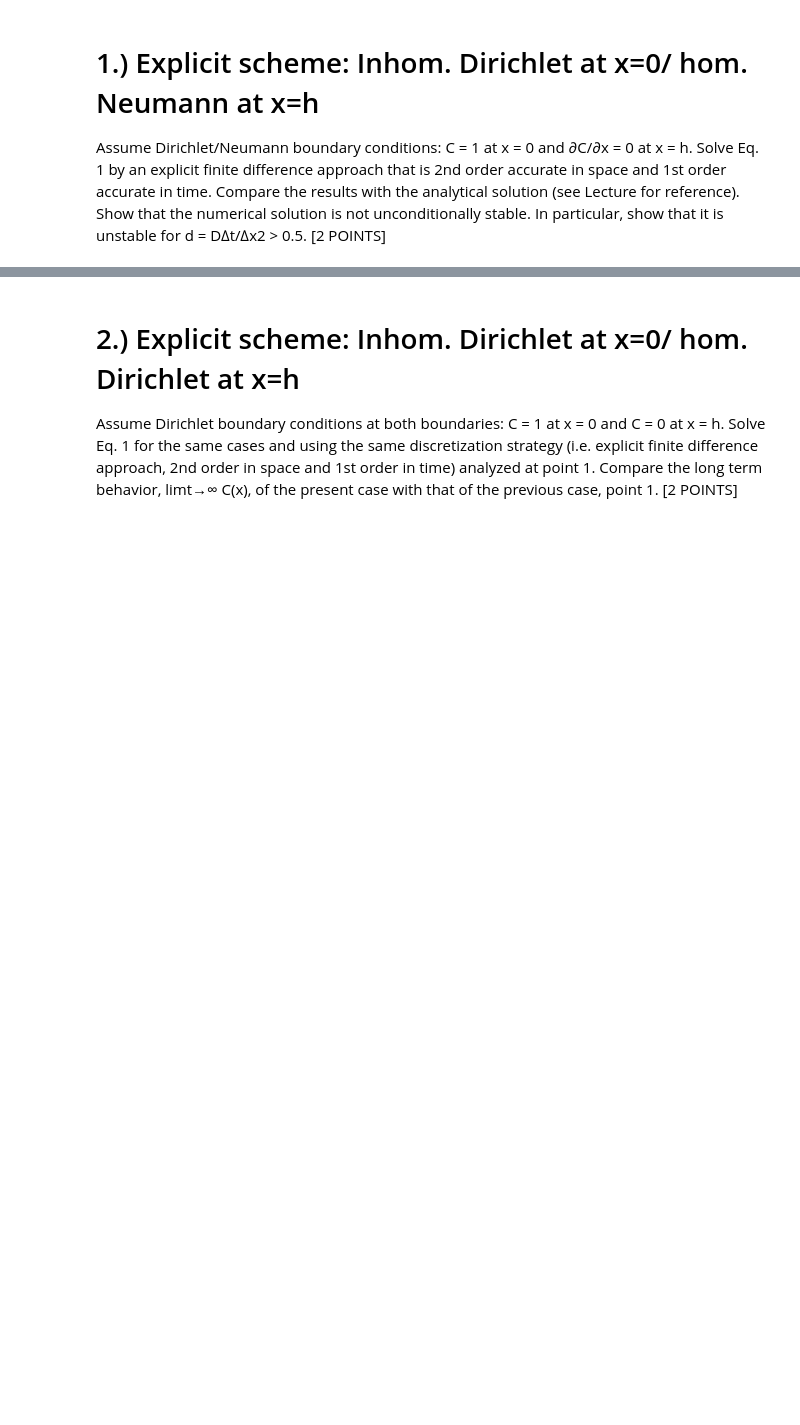
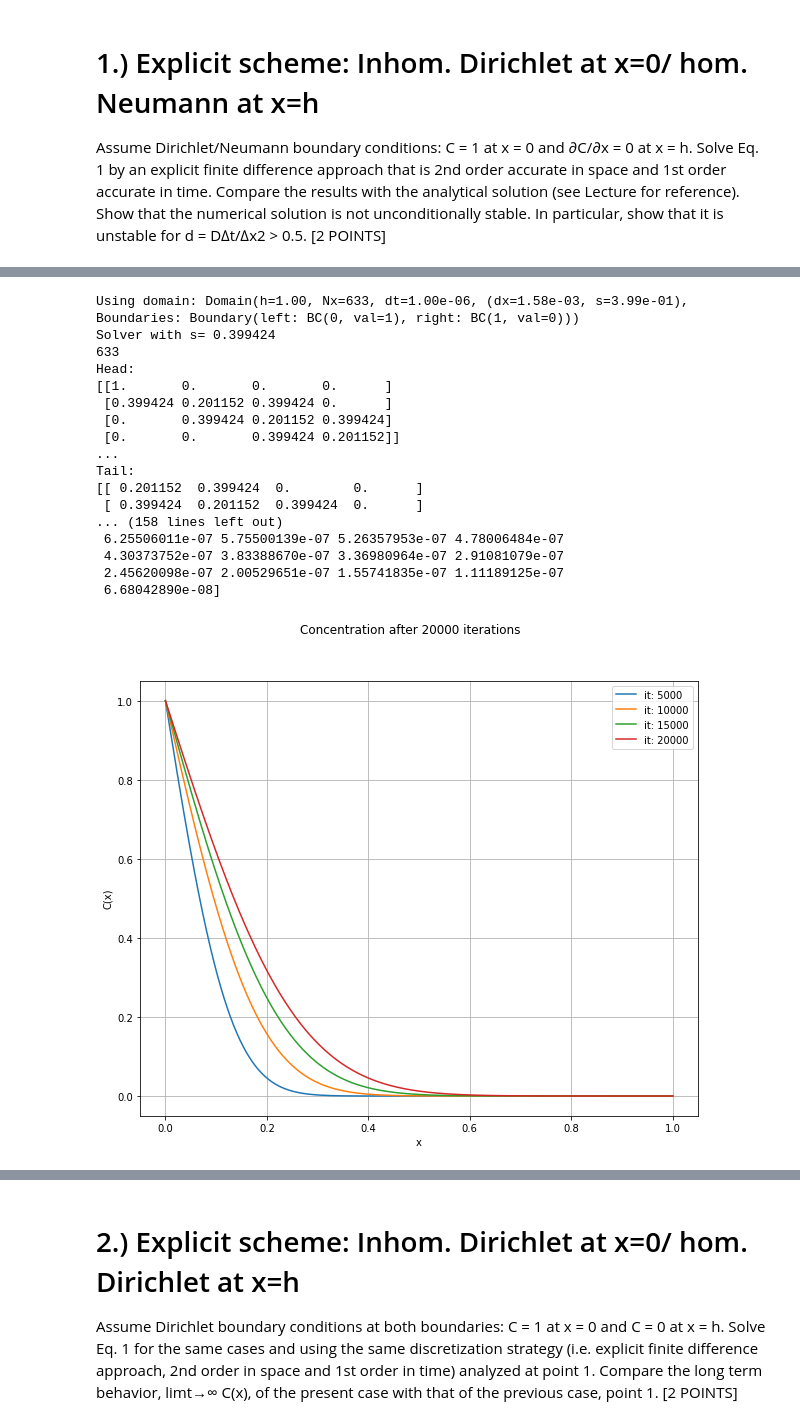
Before and after one commit to GenosW/NSSC2, a Jupyter notebook: exercise3/Peter/task1.ipynb, the cells around one changed output, grey strips where cells are left out. Cells and saved outputs as stored; diff of their text form; code cells hidden in the pictures; blank space fills up the shorter version.

Commit message:
added plot in python version of Ex3

```diff
--- a/exercise3/Peter/task1.ipynb
+++ b/exercise3/Peter/task1.ipynb
@@ -155,36 +191,52 @@ for t in BType:
 # %%
 # Please choose some parameters:
-N = 100
+N = 633
 dt = 1e-6
 # If the simulation is not stable (s=dt/dx² > 0.5), then you will prompted to accept or decline the autostabilization.
 #   - Autostabilization uses the user requested dt, sets s=0.4 and calculates the appropiate (Nx, dx).
 
 # Settings up boundaries and the domain
 left = BC(0, 1) # inhom Dirichlet BC with C=1
 right = BC(1, 0) # hom Neumann BC
 bd1 = Boundary(BC1=left, BC2=right)
 domain1 = Domain(Nx=N, dt=dt, bd=bd1)
 
 
 print("Using domain:", domain1)
 solver = ExplicitSolver(domain1)
 solver.printMatrix()
 response = input("Start simulation? (y/n): ")
 yes = any(response==y for y in ['y', 'Y'])
 #yes = (response == 'y' or response == 'Y')
 if yes:
-    mult = 10000
-    total_iterations = 10000
-    for it in range(int(total_iterations/mult)):
-        print("iteration:", it*mult)
-        solver.iterate(iterations=mult)
-        print(solver.sol[solver.sol.nonzero()].size)
+    mult = 5000
+    total_iterations = 20000
+    solver.iterate(iterations=total_iterations, saveEvery=mult)
 
 
     print("Final solution:")
     print(solver.sol)
 else:
     print("User aborted.")
+# %% [output]
+Using domain: Domain(h=1.00, Nx=633, dt=1.00e-06, (dx=1.58e-03, s=3.99e-01), Boundaries: Boundary(left: BC(0, val=1), right: BC(1, val=0)))
+Solver with s= 0.399424
+633
+Head:
+[[1.       0.       0.       0.      ]
+ [0.399424 0.201152 0.399424 0.      ]
+ [0.       0.399424 0.201152 0.399424]
+ [0.       0.       0.399424 0.201152]]
+...
+Tail:
+[[ 0.201152  0.399424  0.        0.      ]
+ [ 0.399424  0.201152  0.399424  0.      ]
+... (158 lines left out)
+ 6.25506011e-07 5.75500139e-07 5.26357953e-07 4.78006484e-07
+ 4.30373752e-07 3.83388670e-07 3.36980964e-07 2.91081079e-07
+ 2.45620098e-07 2.00529651e-07 1.55741835e-07 1.11189125e-07
+ 6.68042890e-08]
+[figure, added]
 # %%
 h, N = (domain1.h, domain1.Nx)
 
```
Also changed, not shown: parts of 5 cells of this notebook.
